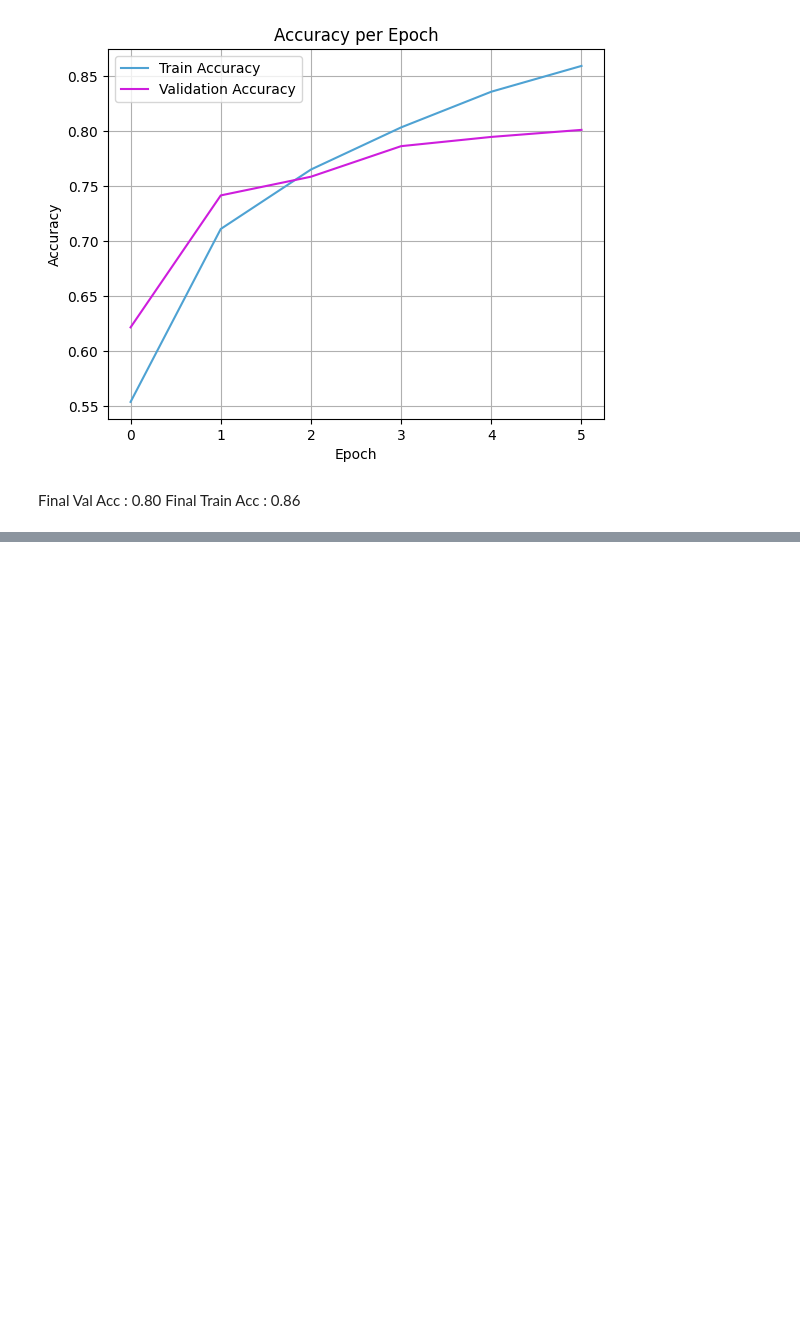
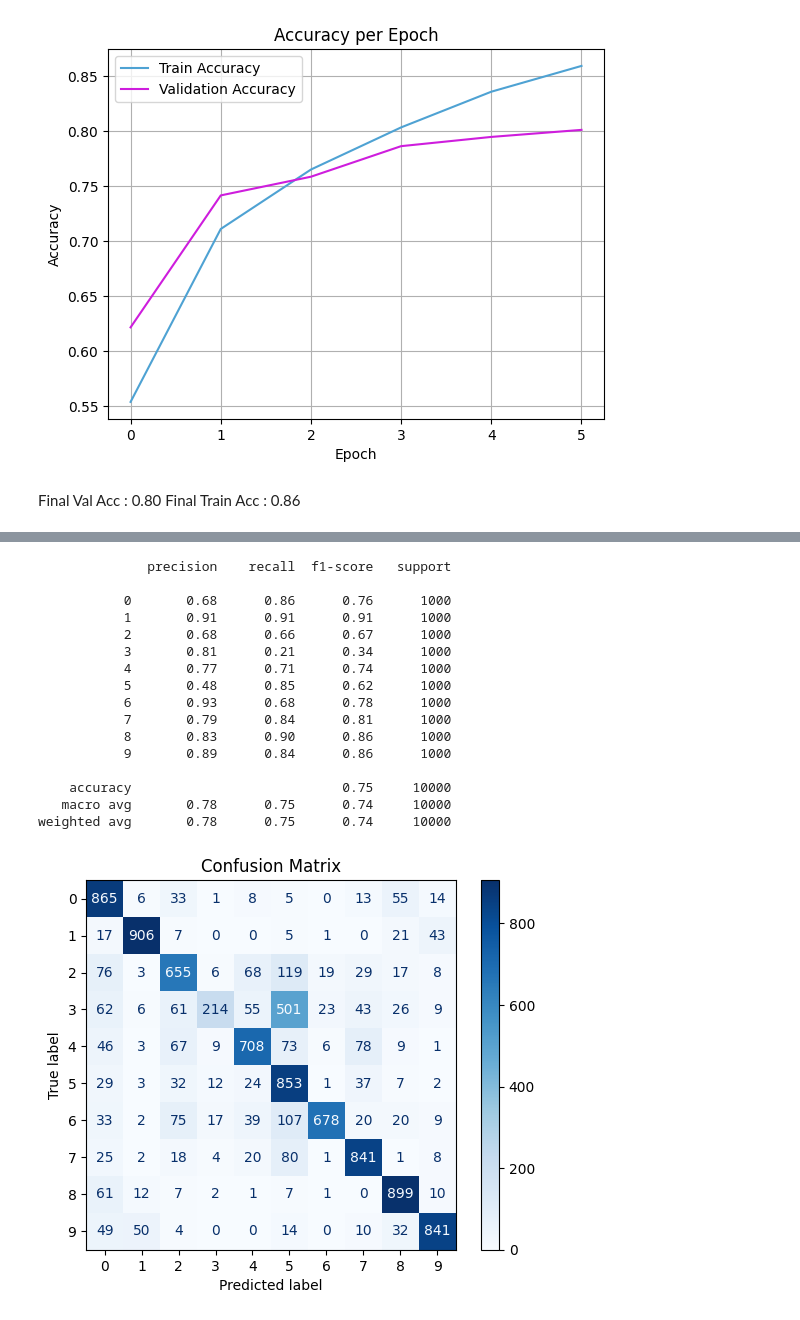
Before and after one commit to sienkozuzanna/cutout-augmentation, a Jupyter notebook: Attempts_2/CIFAIR10/CNN_random_square.ipynb, the cells around one changed output, grey strips where cells are left out. Saved outputs shown, nothing was run; the diff lists cells and outputs as text; code cells hidden in the pictures; blank space fills up the shorter version.

Commit message:
cifar10 square soft labels

```diff
--- a/Attempts_2/CIFAIR10/CNN_random_square.ipynb
+++ b/Attempts_2/CIFAIR10/CNN_random_square.ipynb
@@ -313,0 +316,5 @@ model.save('square_10.keras')
+# %%
+square_cutout_soft_labels_5 = SquareCutout(size=5, color=False)
+
+train_generator = AugmentedCIFAR10Generator(X_train, Y_train, batch_size=32, shuffle=True, augmentor=square_cutout_soft_labels_5, augment_fraction=0.2, num_classes=10, overwrite=False, soft_label=True)
+test_generator = AugmentedCIFAR10Generator(X_test, Y_test, batch_size=32, augmentor=None, shuffle=False)
@@ -313,0 +354,7 @@ model.save('square_10.keras')
+# %%
+model.compile(optimizer='adam',
+              loss='categorical_crossentropy',
+              metrics=['accuracy'])
+
+r = model.fit(
+ train_generator, validation_data = test_generator, epochs=6)
@@ -313,0 +376,4 @@ model.save('square_10.keras')
+# %%
+y_pred = model.predict(test_generator, steps=len(test_generator), verbose = 1)
+y_pred_classes = np.argmax(y_pred, axis=1)
+y_true = np.argmax(test_generator.y_combined, axis=1)
@@ -313,0 +382,25 @@ model.save('square_10.keras')
+# %%
+print(classification_report(y_true, y_pred_classes))
+cm = confusion_matrix(y_true, y_pred_classes)
+disp = ConfusionMatrixDisplay(confusion_matrix=cm)
+disp.plot(cmap=plt.cm.Blues)
+plt.title('Confusion Matrix')
+plt.show()
+# %% [output]
+              precision    recall  f1-score   support
+
+           0       0.68      0.86      0.76      1000
+           1       0.91      0.91      0.91      1000
+           2       0.68      0.66      0.67      1000
+           3       0.81      0.21      0.34      1000
+           4       0.77      0.71      0.74      1000
+           5       0.48      0.85      0.62      1000
+           6       0.93      0.68      0.78      1000
+           7       0.79      0.84      0.81      1000
+           8       0.83      0.90      0.86      1000
+           9       0.89      0.84      0.86      1000
+
+    accuracy                           0.75     10000
+   macro avg       0.78      0.75      0.74     10000
+weighted avg       0.78      0.75      0.74     10000
+[figure, added]
```
Also changed, not shown: parts of 12 cells of this notebook, 1 other file.
